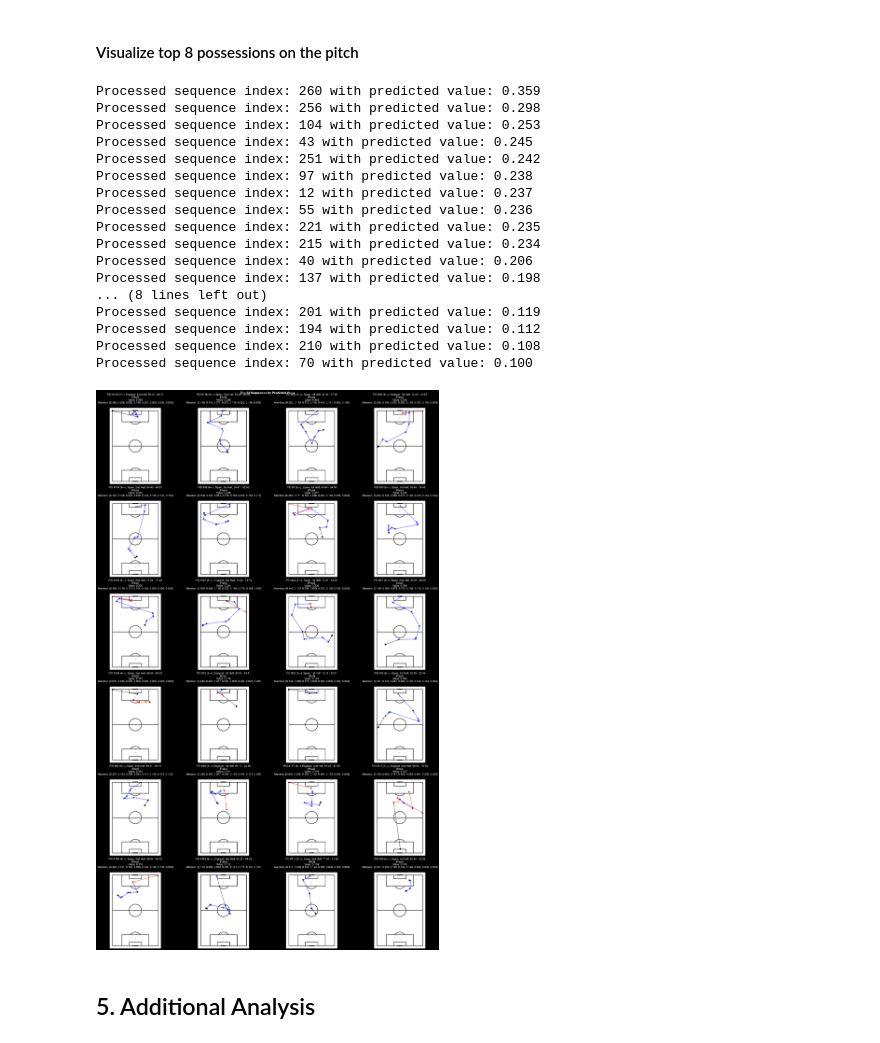
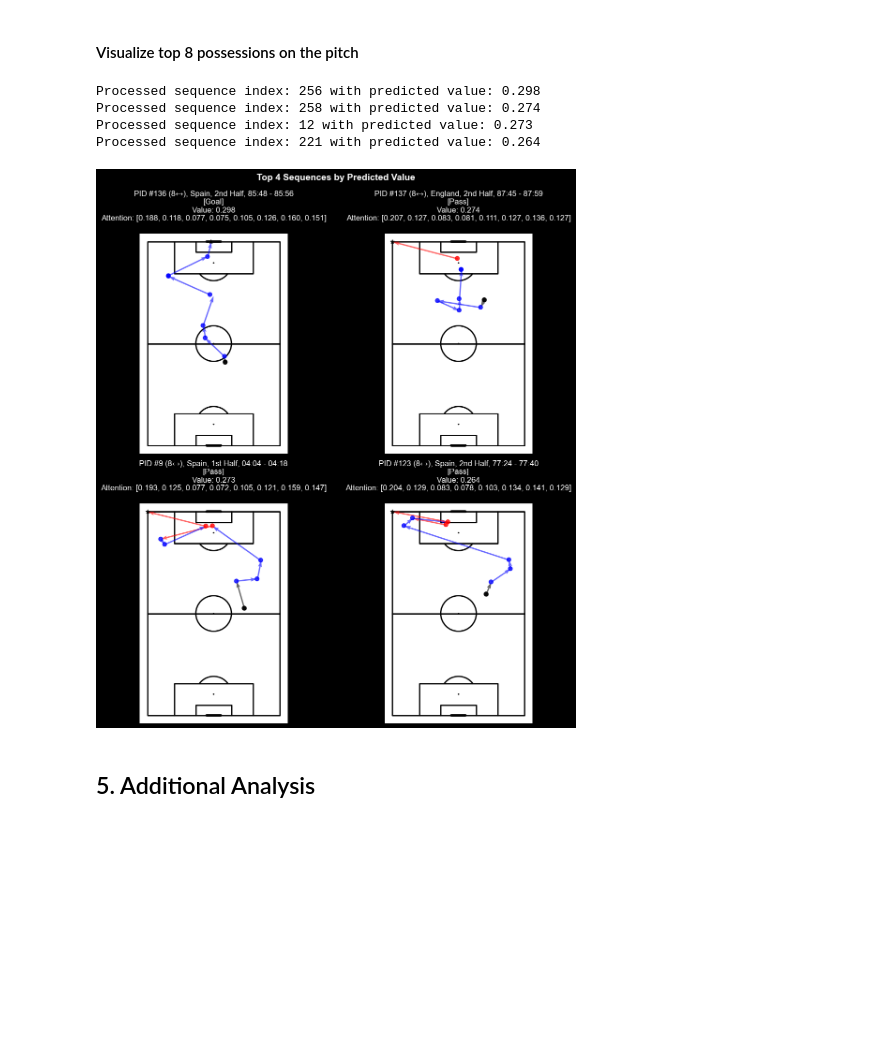
Before and after one commit to tmorcinek/statsbomb-scout, a Jupyter notebook: analysis_final_match.ipynb, the cells around one changed output. Cells and saved outputs as stored; diff of their text form; code cells hidden in the pictures; blank space fills up the shorter version.

Commit message:
Update visualization and analysis parameters for player evaluation

```diff
--- a/analysis_final_match.ipynb
+++ b/analysis_final_match.ipynb
@@ -212,27 +211,14 @@ top_possessions_df.head()
 # %% [markdown]
 #### Visualize top 8 possessions on the pitch
 # %%
-visualize_top_sequences(p, predicted_values, attention_weights, head=24, cols=4)
+visualize_top_sequences(p, predicted_values, attention_weights, head=4, cols=2)
 plt.savefig(f"{MODEL_DIR}/top_possessions_final_{MODE.value}.png", dpi=300)
 # %% [output]
-Processed sequence index: 260 with predicted value: 0.359
 Processed sequence index: 256 with predicted value: 0.298
-Processed sequence index: 104 with predicted value: 0.253
-Processed sequence index: 43 with predicted value: 0.245
-Processed sequence index: 251 with predicted value: 0.242
-Processed sequence index: 97 with predicted value: 0.238
-Processed sequence index: 12 with predicted value: 0.237
-Processed sequence index: 55 with predicted value: 0.236
-Processed sequence index: 221 with predicted value: 0.235
-Processed sequence index: 215 with predicted value: 0.234
-Processed sequence index: 40 with predicted value: 0.206
-Processed sequence index: 137 with predicted value: 0.198
-... (8 lines left out)
-Processed sequence index: 201 with predicted value: 0.119
-Processed sequence index: 194 with predicted value: 0.112
-Processed sequence index: 210 with predicted value: 0.108
-Processed sequence index: 70 with predicted value: 0.100
+Processed sequence index: 258 with predicted value: 0.274
+Processed sequence index: 12 with predicted value: 0.273
+Processed sequence index: 221 with predicted value: 0.264
-[figure, old version]
+[figure, new version]
 # %% [markdown]
 ## 5. Additional Analysis
 # %% [markdown]
```
Also changed, not shown: parts of 15 cells of this notebook, 12 other files.
